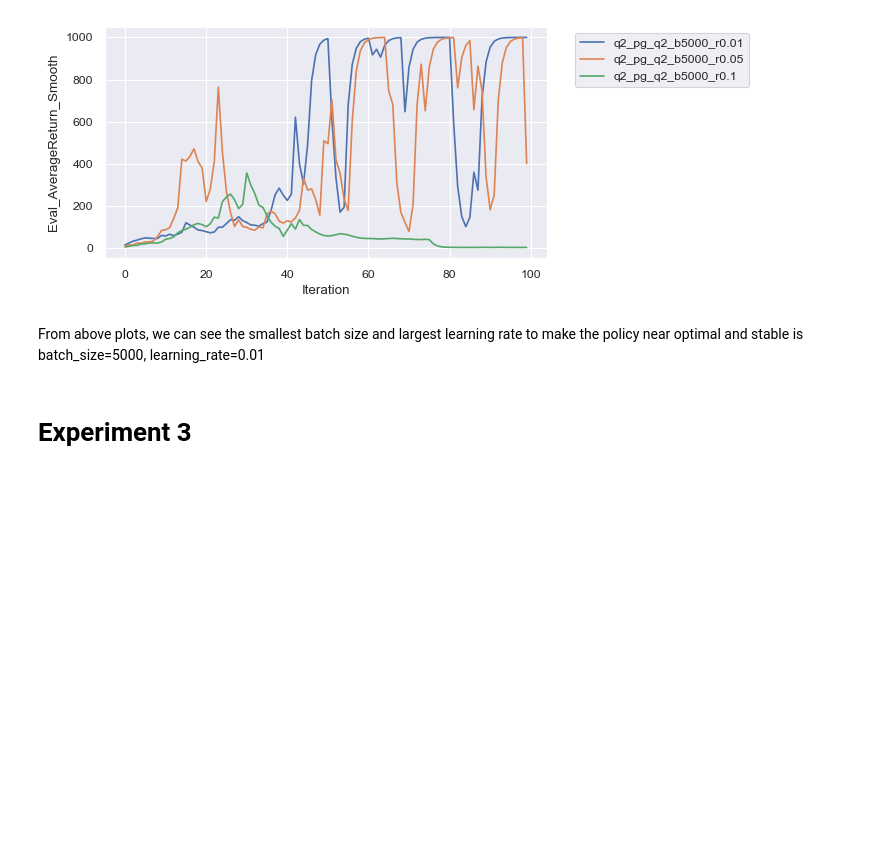
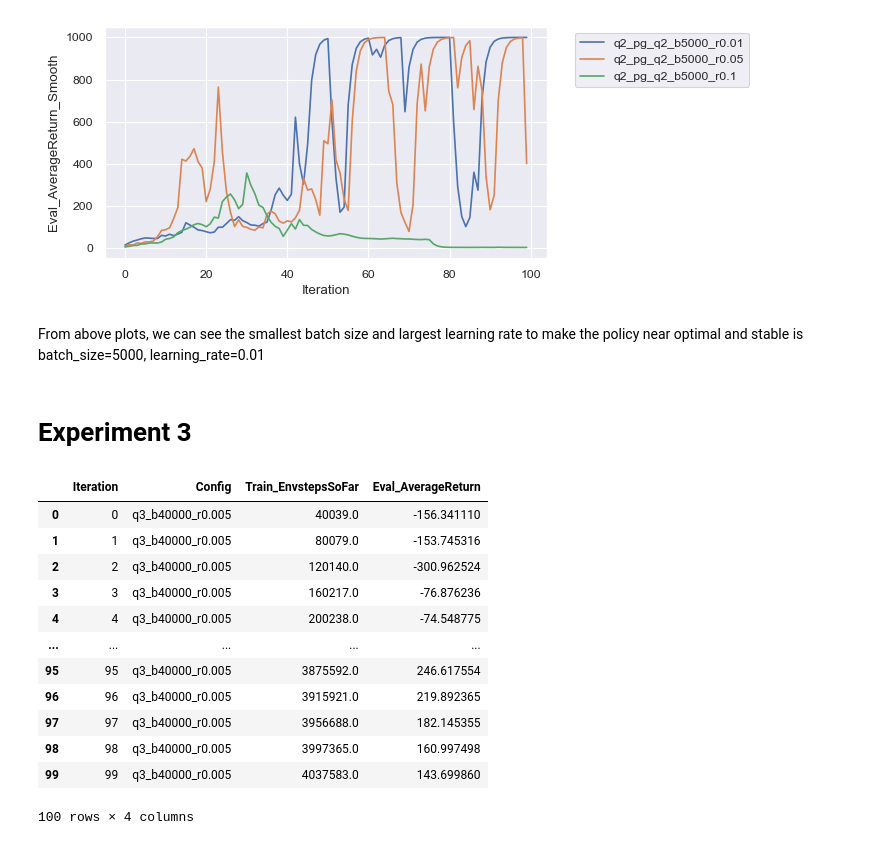
Before and after one commit to kalinplus/cs285-fa22-hw, a Jupyter notebook: hw2/DataVisualization.ipynb, the cells around one changed output. Cells and saved outputs as stored; diff of their text form; code cells hidden in the pictures; blank space fills up the shorter version.

```diff
--- a/hw2/DataVisualization.ipynb
+++ b/hw2/DataVisualization.ipynb
@@ -171,0 +197,17 @@ From above plots, we can see the smallest batch size and largest learning rate t
+# %%
+q3_data = read_q3_data()
+q3_data
+# %% [output]
+|  | Iteration | Config | Train_EnvstepsSoFar | Eval_AverageReturn |
+| 0 | 0 | q3_b40000_r0.005 | 40039.0 | -156.341110 |
+| 1 | 1 | q3_b40000_r0.005 | 80079.0 | -153.745316 |
+| 2 | 2 | q3_b40000_r0.005 | 120140.0 | -300.962524 |
+| 3 | 3 | q3_b40000_r0.005 | 160217.0 | -76.876236 |
+| 4 | 4 | q3_b40000_r0.005 | 200238.0 | -74.548775 |
+| ... | ... | ... | ... | ... |
+| 95 | 95 | q3_b40000_r0.005 | 3875592.0 | 246.617554 |
+| 96 | 96 | q3_b40000_r0.005 | 3915921.0 | 219.892365 |
+| 97 | 97 | q3_b40000_r0.005 | 3956688.0 | 182.145355 |
+| 98 | 98 | q3_b40000_r0.005 | 3997365.0 | 160.997498 |
+| 99 | 99 | q3_b40000_r0.005 | 4037583.0 | 143.699860 |
+100 rows × 4 columns
```
Also changed, not shown: parts of 5 cells of this notebook, 7 other files.
